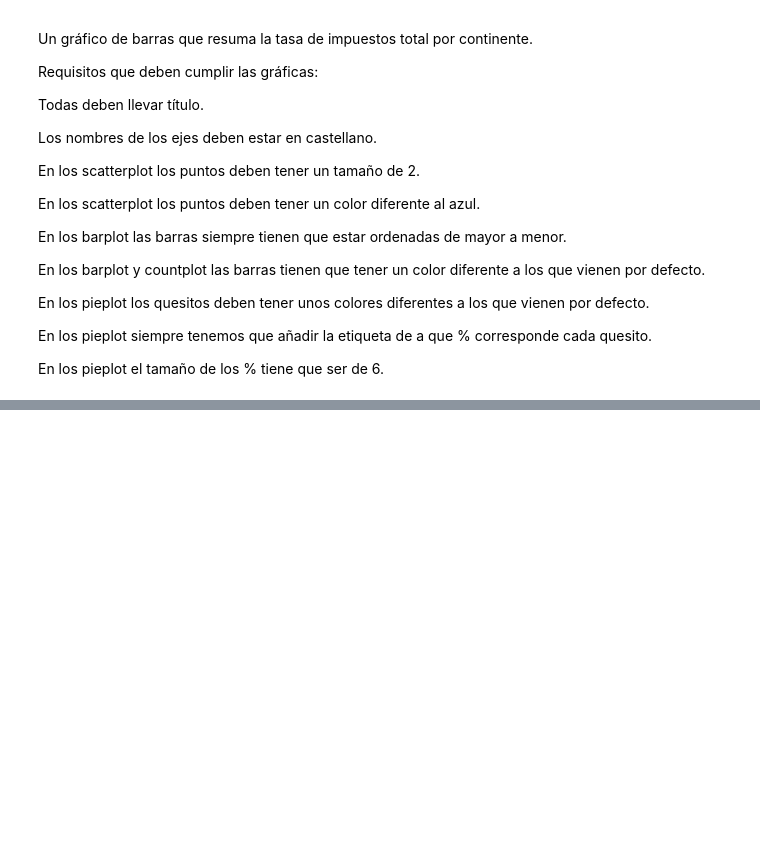
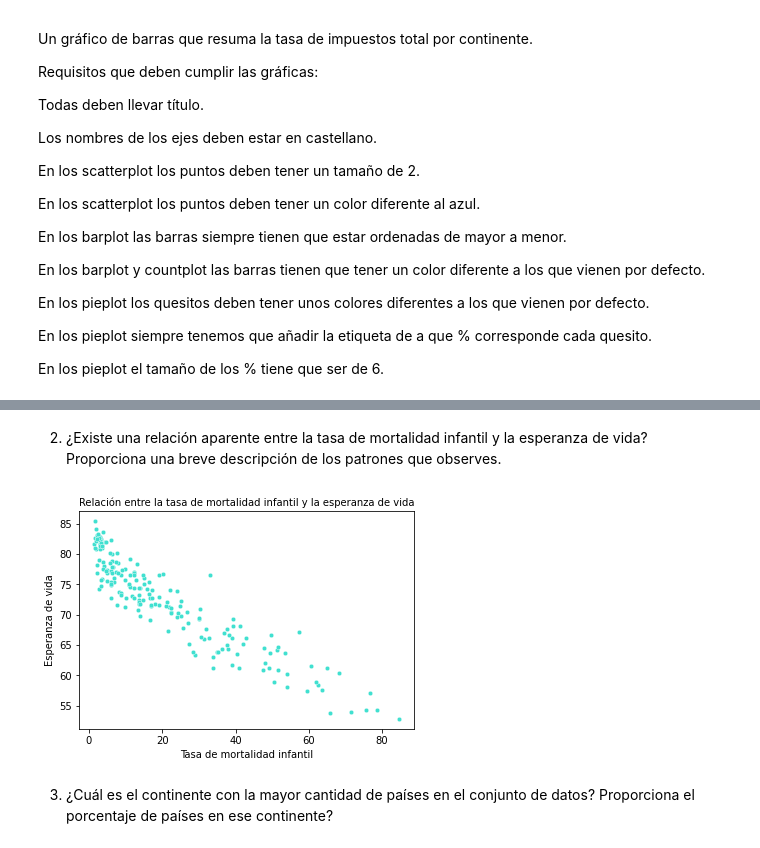
Before and after one commit to BSReguera/Pair-Programming-Modulo-3-Sprint2-, a Jupyter notebook: pairprogramming-modulo3-sprint2-leccion07.ipynb, the cells around one changed output, grey strips where cells are left out. Saved outputs shown, nothing was run; the diff lists cells and outputs as text; code cells hidden in the pictures; blank space fills up the shorter version.

```diff
--- a/pairprogramming-modulo3-sprint2-leccion07.ipynb
+++ b/pairprogramming-modulo3-sprint2-leccion07.ipynb
@@ -88,0 +133,9 @@ En los pieplot el tamaño de los % tiene que ser de 6.
+# %% [markdown]
+2. ¿Existe una relación aparente entre la tasa de mortalidad infantil y la esperanza de vida? Proporciona una breve descripción de los patrones que observes.
+# %%
+sns.scatterplot(x = "infant_mortality", y = "life_expectancy", data = df_pair7, color = "turquoise", s = 20)
+plt.ylabel("Esperanza de vida")
+plt.xlabel("Tasa de mortalidad infantil")
+plt.title("Relación entre la tasa de mortalidad infantil y la esperanza de vida", fontsize = 10);
+# %% [output]
+[figure, added]
@@ -88,0 +147,2 @@ En los pieplot el tamaño de los % tiene que ser de 6.
+# %% [markdown]
+3. ¿Cuál es el continente con la mayor cantidad de países en el conjunto de datos? Proporciona el porcentaje de países en ese continente?
```
Also changed, not shown: parts of 31 cells of this notebook, 2 other files.
